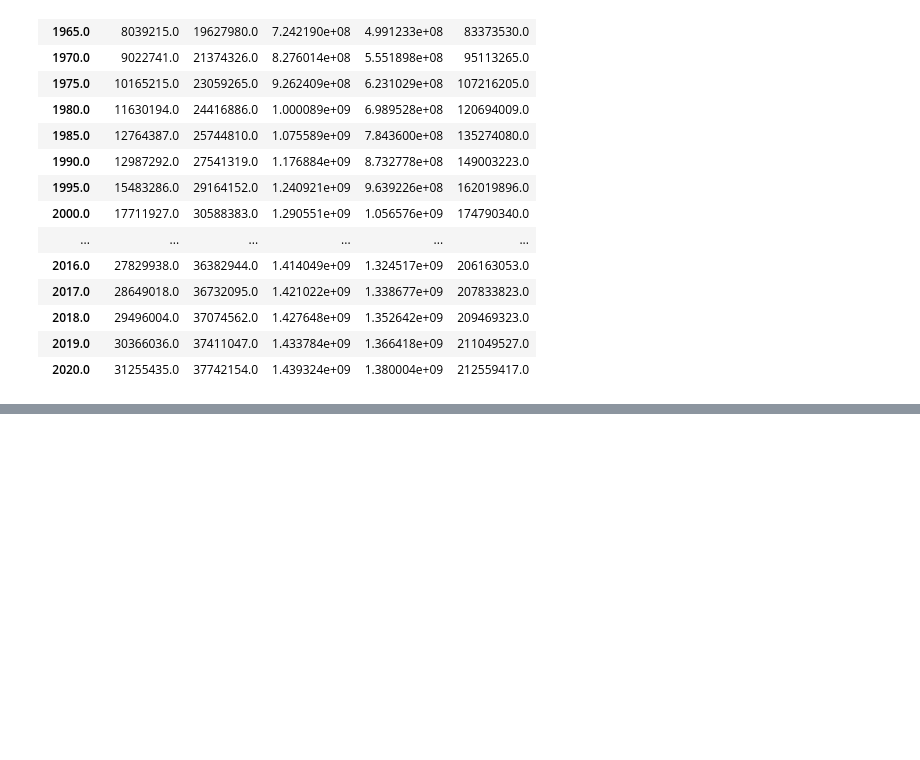
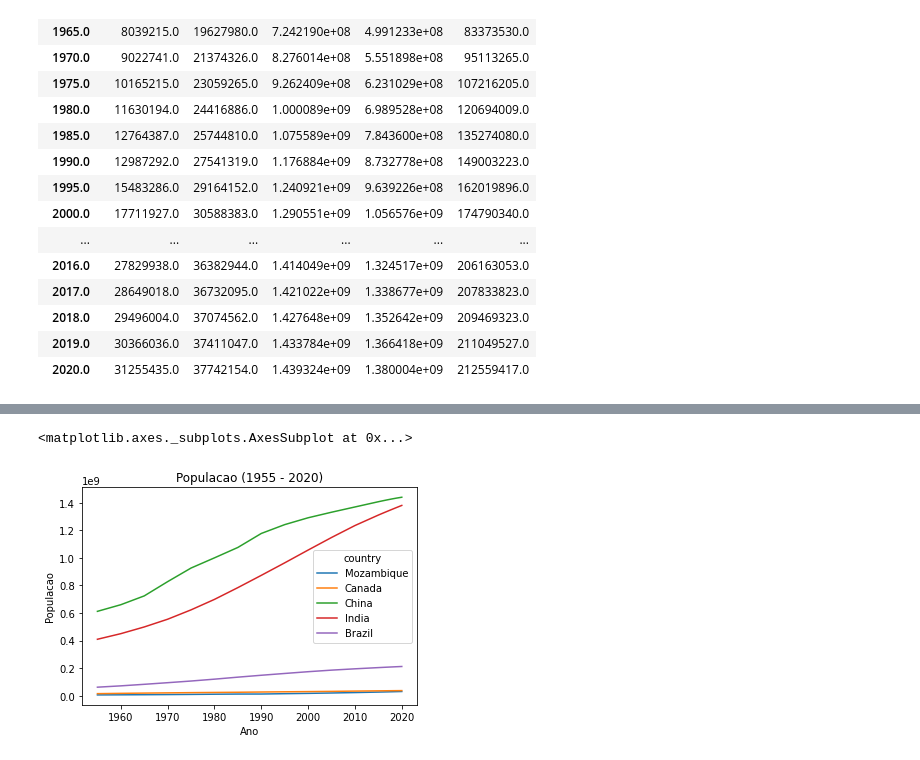
Before and after one commit to fernandogomesfg/Data-Analysis-with-Python-for-Excel-Users-Full-Course, a Jupyter notebook: MakingPivotTable.ipynb, the cells around one changed output, grey strips where cells are left out. Saved outputs shown, nothing was run; the diff lists cells and outputs as text; code cells hidden in the pictures; blank space fills up the shorter version.

```diff
--- a/MakingPivotTable.ipynb
+++ b/MakingPivotTable.ipynb
@@ -58,0 +66,5 @@ df_pivot
+# %%
+df_pivot.plot(kind = 'line', xlabel = 'Ano', ylabel = 'Populacao', title = 'Populacao (1955 - 2020)' )  #  evolucao da populacao durante esses anos com alguns argumento acrescentados
+# %% [output]
+<matplotlib.axes._subplots.AxesSubplot at 0x...>
+[figure, added]
```
Also changed, not shown: parts of 3 cells of this notebook.
